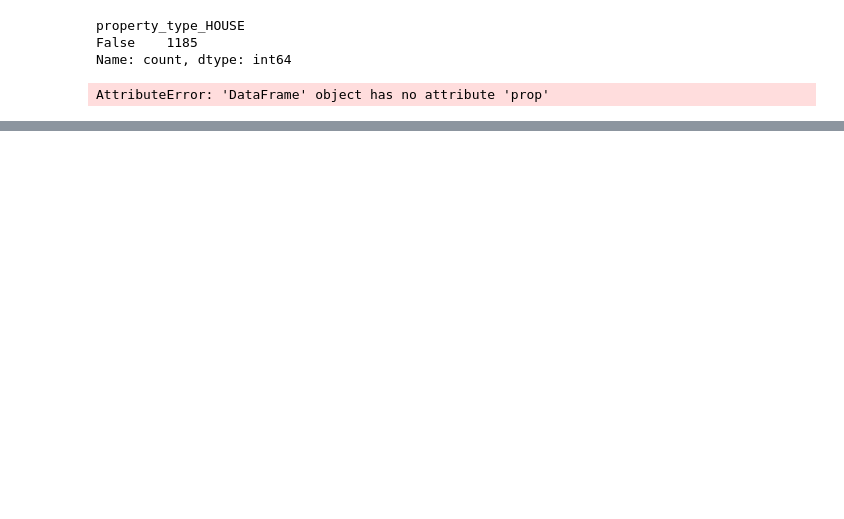
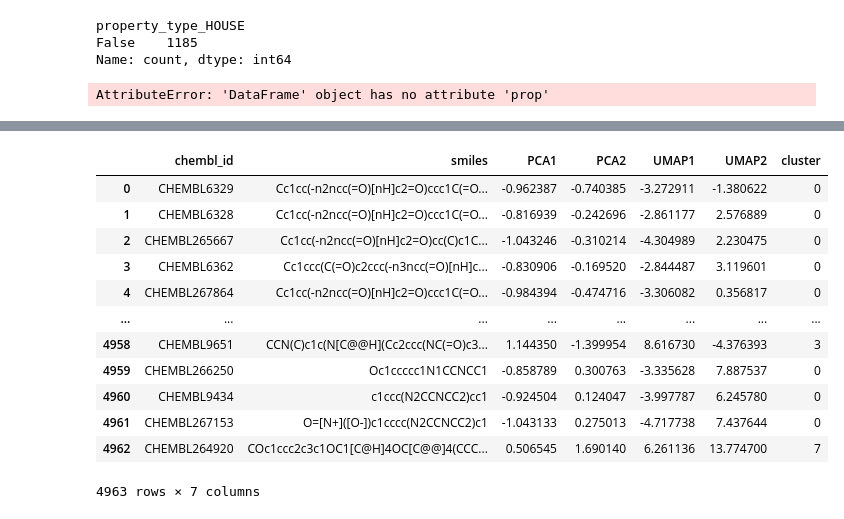
Before and after one commit to simonVP99/house_scraping_project, a Jupyter notebook: src/data_augmentation.ipynb, the cells around one changed output, grey strips where cells are left out. Saved outputs shown, nothing was run; the diff lists cells and outputs as text; code cells hidden in the pictures; blank space fills up the shorter version.

```diff
--- a/src/data_augmentation.ipynb
+++ b/src/data_augmentation.ipynb
@@ -228,0 +249,20 @@ df
+# %%
+from sklearn.cluster import DBSCAN
+
+dbscan = DBSCAN(eps=0.5, min_samples=10)
+df_chembl['cluster'] = dbscan.fit_predict(fingerprints_umap)
+df_chembl
+# %% [output]
+|  | chembl_id | smiles | PCA1 | PCA2 | UMAP1 | UMAP2 | cluster |
+| 0 | CHEMBL6329 | Cc1cc(-n2ncc(=O)[nH]c2=O)ccc1C(=O... | -0.962387 | -0.740385 | -3.272911 | -1.380622 | 0 |
+| 1 | CHEMBL6328 | Cc1cc(-n2ncc(=O)[nH]c2=O)ccc1C(=O... | -0.816939 | -0.242696 | -2.861177 | 2.576889 | 0 |
+| 2 | CHEMBL265667 | Cc1cc(-n2ncc(=O)[nH]c2=O)cc(C)c1C... | -1.043246 | -0.310214 | -4.304989 | 2.230475 | 0 |
+| 3 | CHEMBL6362 | Cc1ccc(C(=O)c2ccc(-n3ncc(=O)[nH]c... | -0.830906 | -0.169520 | -2.844487 | 3.119601 | 0 |
+| 4 | CHEMBL267864 | Cc1cc(-n2ncc(=O)[nH]c2=O)ccc1C(=O... | -0.984394 | -0.474716 | -3.306082 | 0.356817 | 0 |
+| ... | ... | ... | ... | ... | ... | ... | ... |
+| 4958 | CHEMBL9651 | CCN(C)c1c(N[C@@H](Cc2ccc(NC(=O)c3... | 1.144350 | -1.399954 | 8.616730 | -4.376393 | 3 |
+| 4959 | CHEMBL266250 | Oc1ccccc1N1CCNCC1 | -0.858789 | 0.300763 | -3.335628 | 7.887537 | 0 |
+| 4960 | CHEMBL9434 | c1ccc(N2CCNCC2)cc1 | -0.924504 | 0.124047 | -3.997787 | 6.245780 | 0 |
+| 4961 | CHEMBL267153 | O=[N+]([O-])c1cccc(N2CCNCC2)c1 | -1.043133 | 0.275013 | -4.717738 | 7.437644 | 0 |
+| 4962 | CHEMBL264920 | COc1ccc2c3c1OC1[C@H]4OC[C@@]4(CCC... | 0.506545 | 1.690140 | 6.261136 | 13.774700 | 7 |
+4963 rows × 7 columns
```
Also changed, not shown: parts of 16 cells of this notebook, 19 other files.
